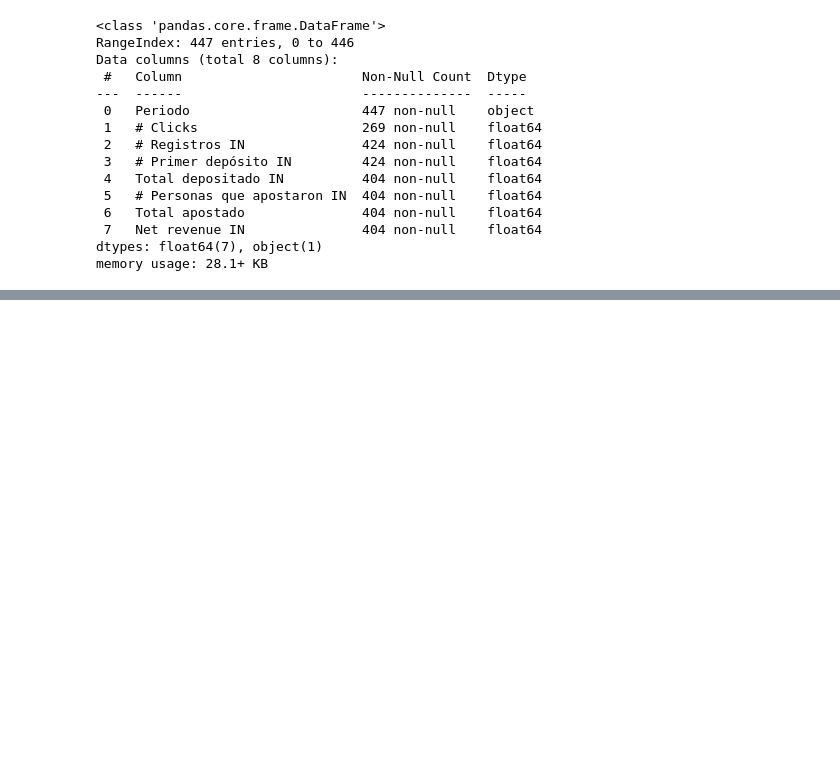
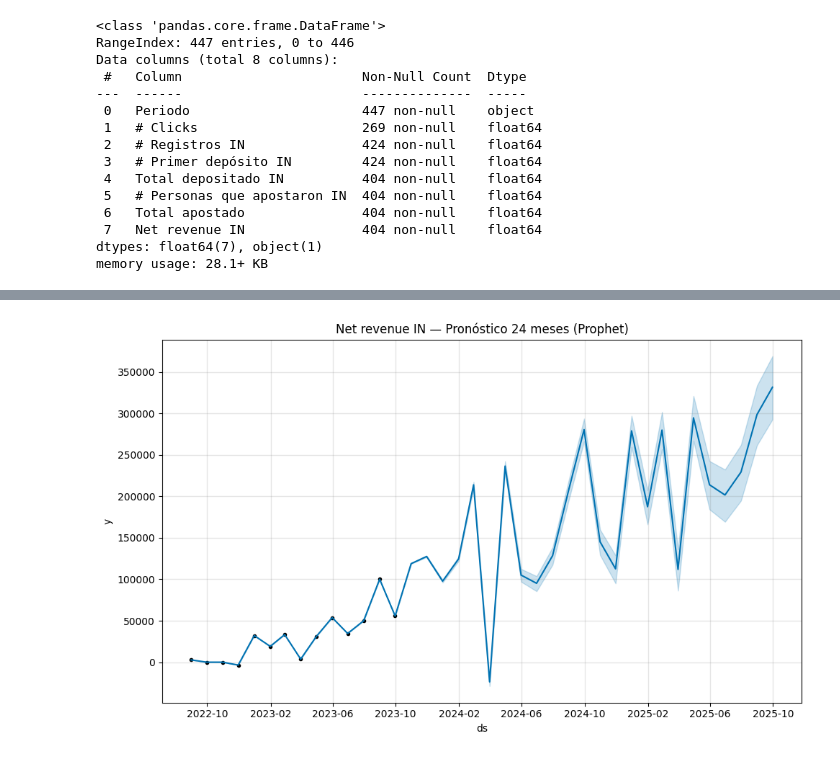
Before and after one commit to EduardoGonzalez031195/prueba-inlaze, a Jupyter notebook: eda_empresa_abc.ipynb, the cells around one changed output, grey strips where cells are left out. Saved outputs shown, nothing was run; the diff lists cells and outputs as text; code cells hidden in the pictures; blank space fills up the shorter version.

```diff
--- a/eda_empresa_abc.ipynb
+++ b/eda_empresa_abc.ipynb
@@ -89,0 +280,28 @@ Sin embargo procederemos a fortear cada una de las columnas al tipo de dato que
+# %%
+# Preparar serie mensual
+df['Periodo'] = pd.to_datetime(df['Periodo'])
+df['Net revenue IN'] = pd.to_numeric(df['Net revenue IN'], errors='coerce')
+series = df.set_index('Periodo')['Net revenue IN'].resample('M').sum().interpolate().fillna(method='bfill')
+
+# DataFrame
+prophet_df = series.reset_index().rename(columns={'Periodo': 'ds', 'Net revenue IN': 'y'})
+
+# Ajustar modelo
+m = Prophet(yearly_seasonality=True, weekly_seasonality=False, daily_seasonality=False)
+m.fit(prophet_df)
+
+# Generar futuro y predecir
+future = m.make_future_dataframe(periods=24, freq='M')
+forecast = m.predict(future)
+
+# Serie de pronóstico
+forecast_series = forecast.set_index('ds')['yhat'].rename('Net revenue IN_forecast')
+forecast_df = forecast_series.reset_index().rename(columns={'ds': 'Periodo'})
+forecast_df['Periodo'] = pd.to_datetime(forecast_df['Periodo'])
+
+# Visualizar
+fig = m.plot(forecast)
+plt.title('Net revenue IN — Pronóstico 24 meses (Prophet)')
+plt.tight_layout()
+plt.show()
+# %% [output]
@@ -89,0 +310 @@ Sin embargo procederemos a fortear cada una de las columnas al tipo de dato que
+[figure, added]
```
Also changed, not shown: parts of 22 cells of this notebook, 4 other files.
